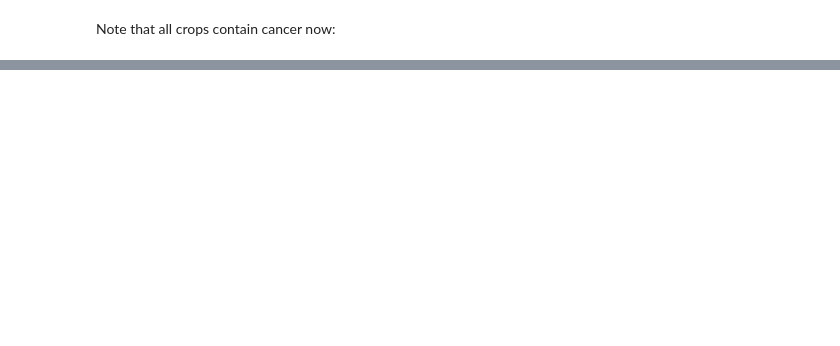
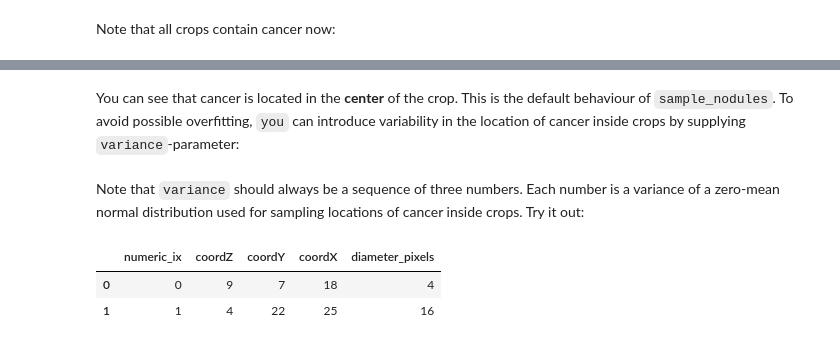
Before and after one commit to analysiscenter/radio, a Jupyter notebook: tutorials/RadIO.III.ipynb, the cells around one changed output, grey strips where cells are left out. Saved outputs shown, nothing was run; the diff lists cells and outputs as text; code cells hidden in the pictures; blank space fills up the shorter version.

```diff
--- a/tutorials/RadIO.III.ipynb
+++ b/tutorials/RadIO.III.ipynb
@@ -171,0 +182,16 @@ num_of_cancerous_pixels(batch_crops_1)
+# %% [markdown]
+You can see that cancer is located in the **center** of the crop. This is the default behaviour of `sample_nodules`. To avoid possible overfitting, `you` can introduce variability in the location of cancer inside crops by supplying `variance`-parameter:
+# %%
+crops_sampling_pipeline = preprocessing.sample_nodules(batch_size=None, nodule_size=(16, 32, 32),
+                                                       share=1.0, variance=(9, 36, 36))
+# %% [markdown]
+Note that `variance` should always be a sequence of three numbers. Each number is a variance of a zero-mean normal distribution used for sampling locations of cancer inside crops. Try it out:
+# %%
+np.random.seed(42)
+batch_crops = (luna_dataset >> crops_sampling_pipeline).next_batch(5, shuffle=False)
+# %%
+get_nodules_pixel_coords(batch_crops).head(2)
+# %% [output]
+|  | numeric_ix | coordZ | coordY | coordX | diameter_pixels |
+| 0 | 0 | 9 | 7 | 18 | 4 |
+| 1 | 1 | 4 | 22 | 25 | 16 |
```
Also changed, not shown: parts of 13 cells of this notebook.
